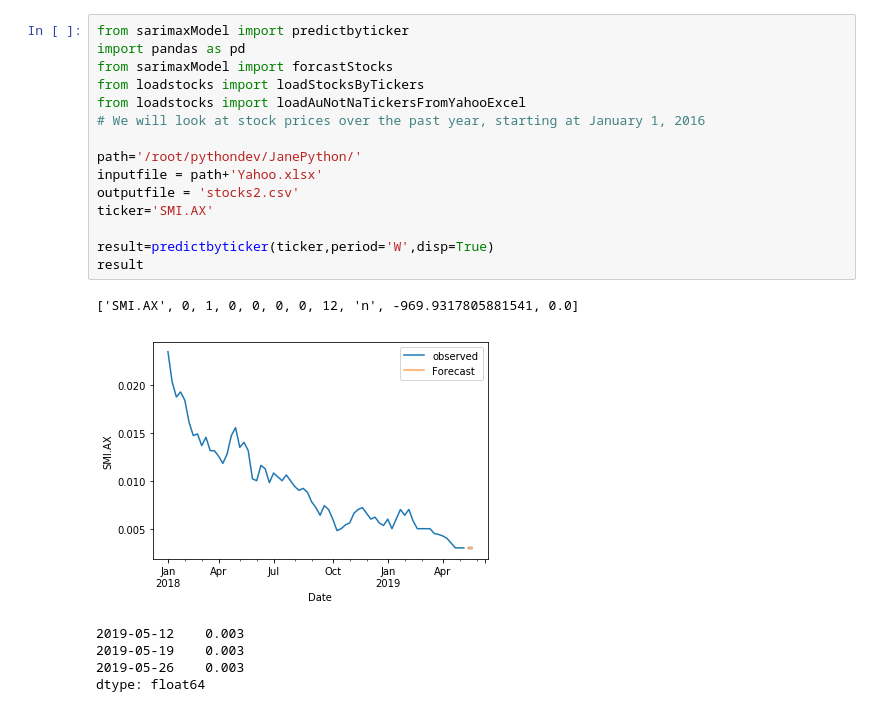
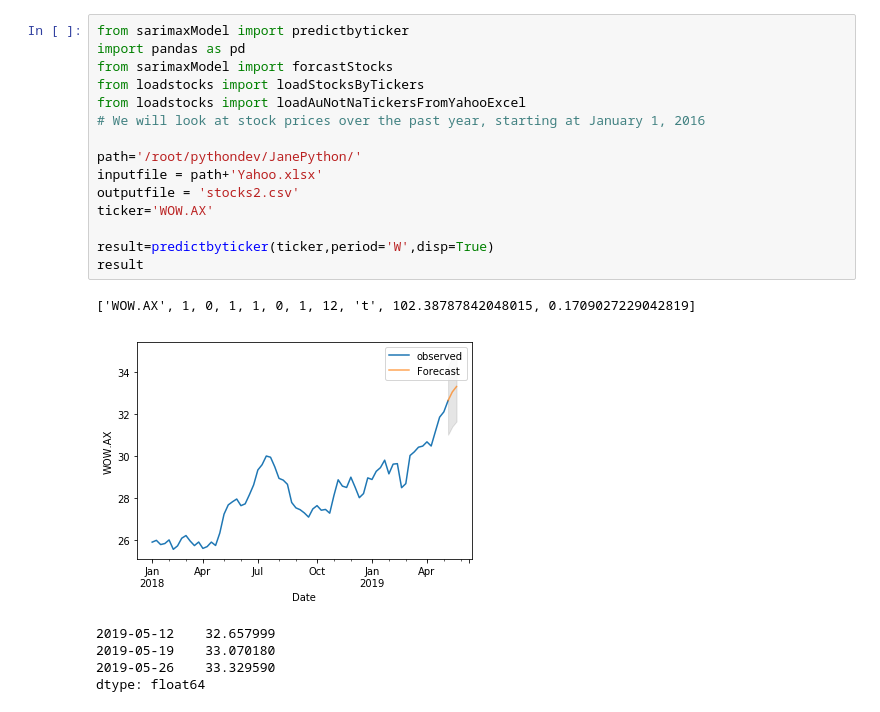
Before and after one commit to pengdannywang/JanePython, a Jupyter notebook: src/stockthread/onestock.ipynb, the cells around one changed output. Drawn from its saved outputs; the diff is of its cells as text.

```diff
--- a/src/stockthread/onestock.ipynb
+++ b/src/stockthread/onestock.ipynb
@@ -1,22 +1,22 @@
 # %%
 from sarimaxModel import predictbyticker
 import pandas as pd
 from sarimaxModel import forcastStocks
 from loadstocks import loadStocksByTickers
 from loadstocks import loadAuNotNaTickersFromYahooExcel
 # We will look at stock prices over the past year, starting at January 1, 2016
 
 path='/root/pythondev/JanePython/'
 inputfile = path+'Yahoo.xlsx'
 outputfile = 'stocks2.csv'
-ticker='SMI.AX'
+ticker='WOW.AX'
 
 result=predictbyticker(ticker,period='W',disp=True)
 result
 # %% [output]
-['SMI.AX', 0, 1, 0, 0, 0, 0, 12, 'n', -969.9317805881541, 0.0]
+['WOW.AX', 1, 0, 1, 1, 0, 1, 12, 't', 102.38787842048015, 0.1709027229042819]
-[figure, old version]
+[figure, new version]
-2019-05-12    0.003
-2019-05-19    0.003
-2019-05-26    0.003
+2019-05-12    32.657999
+2019-05-19    33.070180
+2019-05-26    33.329590
 dtype: float64
```
Also changed, not shown: 6 other files.
